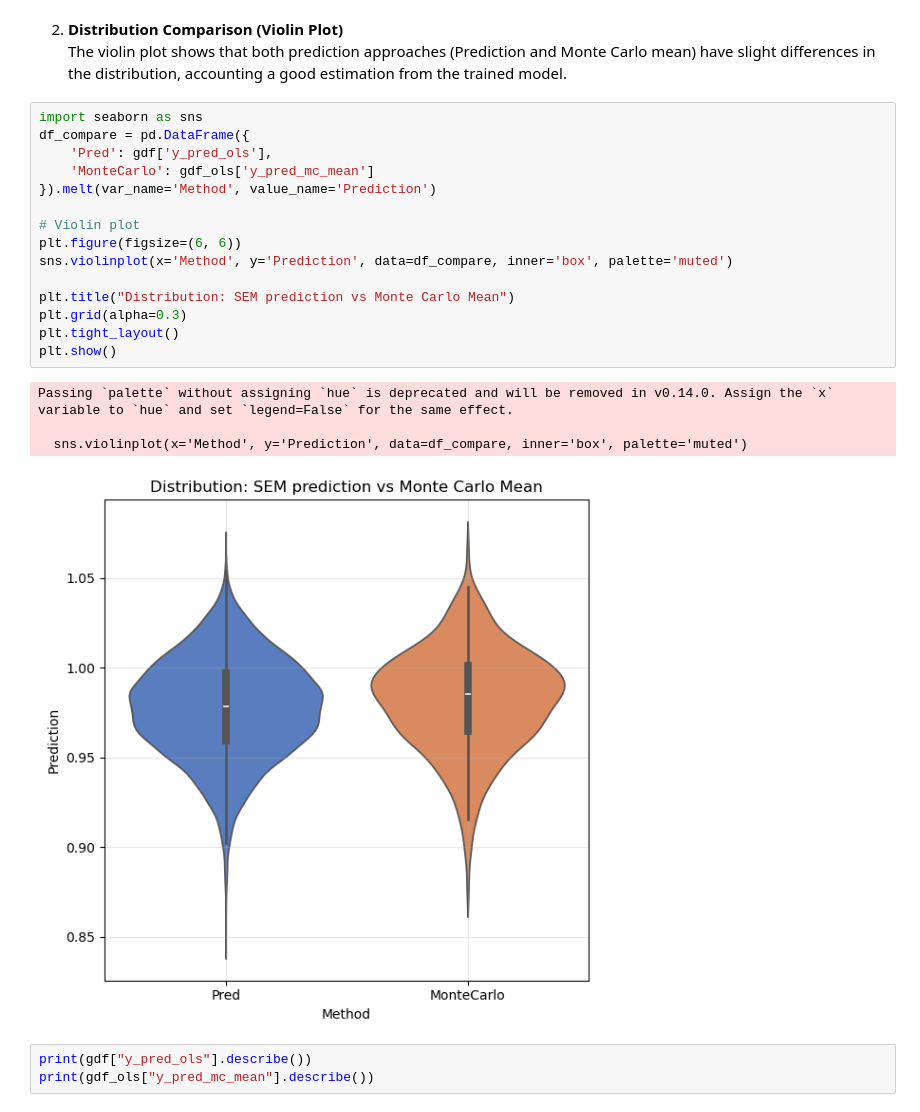
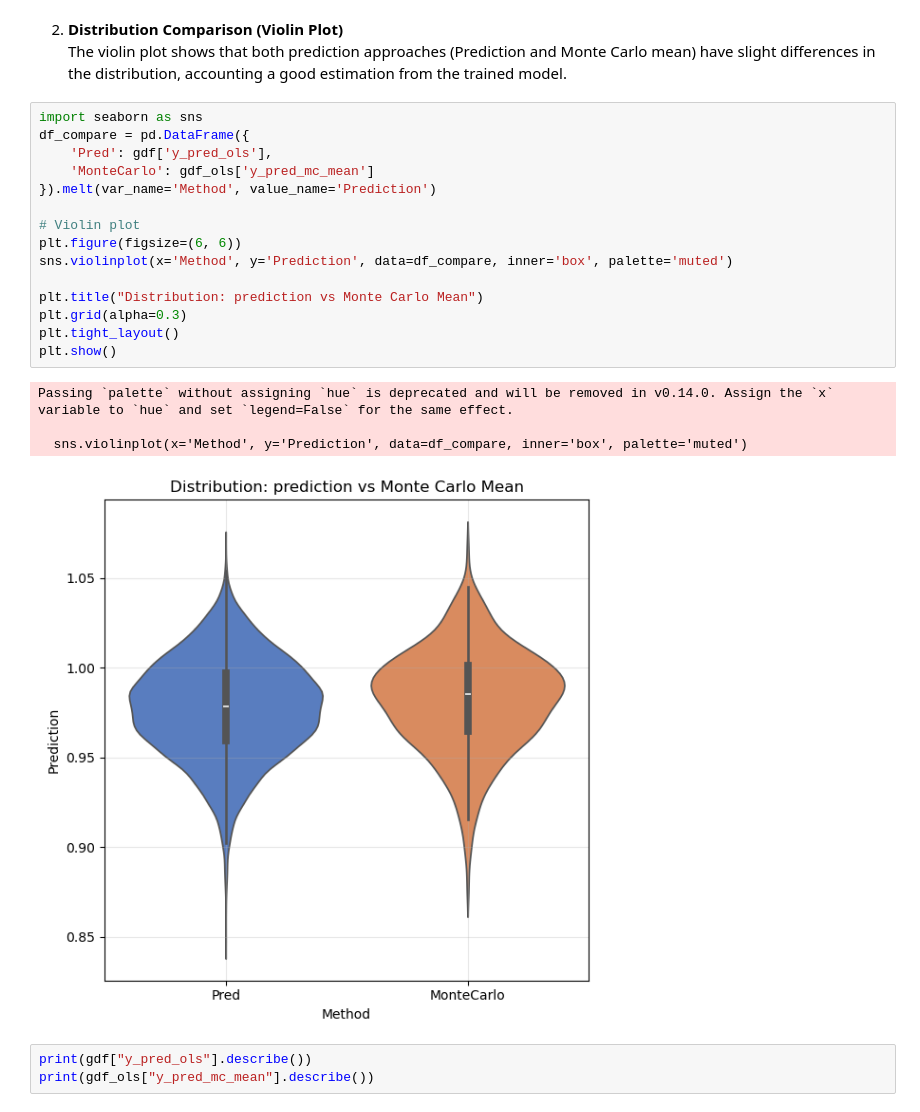
Before and after one commit to sig-gis/dises-sae, a Jupyter notebook: 2-SAE-SEM.ipynb, the cells around one changed output. Cells and saved outputs as stored; diff of their text form.

```diff
--- a/2-SAE-SEM.ipynb
+++ b/2-SAE-SEM.ipynb
@@ -1000,23 +1000,23 @@ plt.show()
 # %%
 import seaborn as sns
 df_compare = pd.DataFrame({
     'Pred': gdf['y_pred_ols'],
     'MonteCarlo': gdf_ols['y_pred_mc_mean']
 }).melt(var_name='Method', value_name='Prediction')
 
 # Violin plot
 plt.figure(figsize=(6, 6))
 sns.violinplot(x='Method', y='Prediction', data=df_compare, inner='box', palette='muted')
 
-plt.title("Distribution: SEM prediction vs Monte Carlo Mean")
+plt.title("Distribution: prediction vs Monte Carlo Mean")
 plt.grid(alpha=0.3)
 plt.tight_layout()
 plt.show()
 # %% [output]
 Passing `palette` without assigning `hue` is deprecated and will be removed in v0.14.0. Assign the `x` variable to `hue` and set `legend=False` for the same effect.
 
   sns.violinplot(x='Method', y='Prediction', data=df_compare, inner='box', palette='muted')
-[figure, old version]
+[figure, new version]
 # %%
 print(gdf["y_pred_ols"].describe())
 print(gdf_ols["y_pred_mc_mean"].describe())
```
